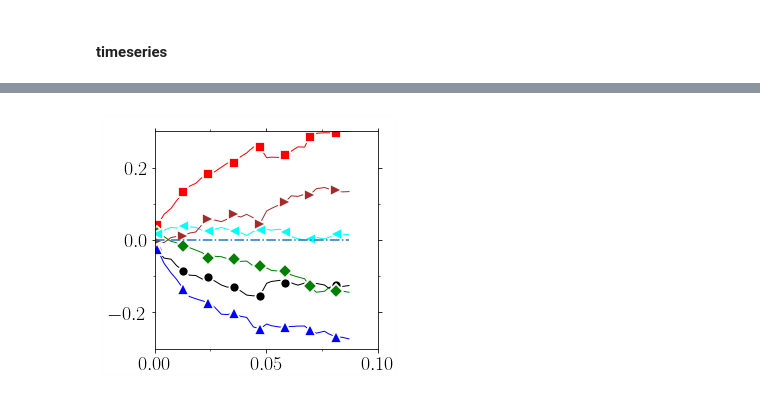
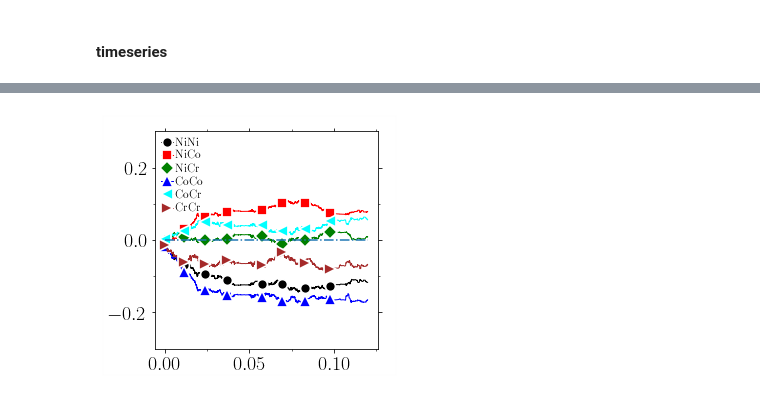
Before and after one commit to kkarimi62/vacancyDiffusion, a Jupyter notebook: postproc/postproc.ipynb, the cells around one changed output, grey strips where cells are left out. Saved outputs shown, nothing was run; the diff lists cells and outputs as text; code cells hidden in the pictures.

```diff
--- a/postproc/postproc.ipynb
+++ b/postproc/postproc.ipynb
@@ -3332,17 +3332,17 @@ if not eval(confParser['flags']['RemoteMachine']):
     pref = 1e6
 
     temp = Temperature(
-        [1000],[list(range(8))],
+        [1000],[[4]],
 #        verbose=True
                      )
     #--- parse data
 #    temp.Parse(['./msd/msd.txt'])
-    temp.Parse( list(map(lambda x:'sro/nicocr/kmc/NiCoCrNatom1KTemp%sK/Run%s/msd/timeseries.txt'%(x[0],x[1]),
+    temp.Parse( list(map(lambda x:'energyTimeseries/nicocr/kmc/NiCoCrNatom1KTemp%sK/Run%s/msd/timeseries.txt'%(x[0],x[1]),
 #    temp.Parse( list(map(lambda x:'NiNatom1KTemp%sK/Run%s/msd/timeseries.txt'%(x[0],x[1]),
                         temp.temps_runs ))
               )
 
-    temp.EnsAverage(n_bins_per_decade=128,
+    temp.EnsAverage(n_bins_per_decade=10000,
                     col_x = 3, col_y = 1,
                    )
 
@@ -3373,10 +3373,10 @@ if not eval(confParser['flags']['RemoteMachine']):
     ax = utl.PltErr(None,None,Plot=False)
     utl.PltErr(pref*timesteps,wc,yerr=yerr,
 #                ylim=(-6000,-5900),
-               xlim=(0,0.1),
+#                xlim=(0,0.1),
                 Plot=False,
                 ax=ax,
-                attrs=symbols.GetAttrs(count=0,nevery=8),
+                attrs={'fmt':'-','color':'C0'},#symbols.GetAttrs(count=0,nevery=8),
                title='png/energy_timeseries_nicocr.png',
                  DrawFrame=DRAW_FRAME,
              )
@@ -3623,13 +3623,13 @@ if not eval(confParser['flags']['RemoteMachine']):
 
     path = {0:'sro/CantorNatom16KTemp1000KEnsemble8',
             1:'sro/NiCoCrNatom1KTemp1000K',
-            2:'sro/nicocr/kmc/NiCoCrNatom1KTemp1000K',
+            2:'sro/nicocr/kmc/cantorNatom1KTemp1000K',
             3:'.'
            }[2]
-    runs = range(8)
+    runs = [4] #range(8)
     rss = 0.33
     every_nrow = 1 #--- don't change
-    inn = 0 #--- 1st nearest neighbor
+    inn = 2 #--- 1st nearest neighbor
     nneighbors = 3 #--- len(sroBins)-1
 
 
@@ -3657,7 +3657,7 @@ if not eval(confParser['flags']['RemoteMachine']):
             #--- output
             np.savetxt('sro/sro_irun%s_indx%s_nn%s.txt'%(irun,pairIndx,inn),np.c_[timesteps,wc[:,inn],err[:,inn]])
 
-            utl.PltErr(timesteps,wc[:,inn],yerr=err[:,inn],
+            utl.PltErr(timesteps,-wc[:,inn],yerr=err[:,inn],
                         Plot=False,
                         ax=ax,
                         attrs=symbols.GetAttrs(count=int(pairIndx),zorder=2,nevery=1280,label=r'$\mathrm{%s}$'%label),
@@ -3686,42 +3679,42 @@ if not eval(confParser['flags']['RemoteMachine']):
 
     ax = utl.PltErr(None,None,Plot=False)
     legend=Legends()
-    legend.Set(bbox_to_anchor=(-0.02,-0.04,0.5,0.5),
+    legend.Set(bbox_to_anchor=(-0.02,0.52,0.5,0.5),
                  labelspacing=.2,
-                    fontsize=13,
+                    fontsize=12,
               )
 
     for sro_indx, label in zip('0 1 2 3 4 5'.split(),'NiNi NiCo NiCr CoCo CoCr CrCr'.split()):
         temp_vac = Temperature(
                 [int(sro_indx)],[runs],
         #         verbose = True,
                          )
         #--- parse data
         temp_vac.Parse( list(map(lambda x:'sro/sro_irun%s_indx%s_nn%s.txt'%(x[1],x[0],inn),
                               temp_vac.temps_runs ))
                   )
 
-        temp_vac.EnsAverage(n_bins_per_decade=32)
+        temp_vac.EnsAverage(n_bins_per_decade=10000)
 
 
         timesteps = temp_vac.data_averaged[int(sro_indx)][:,0]
         wc = temp_vac.data_averaged[int(sro_indx)][:,1]
         yerr = temp_vac.data_averaged[int(sro_indx)][:,2]
 
-        utl.PltErr(pref*timesteps,wc,#yerr=yerr,
+        utl.PltErr(pref*timesteps,-wc,#yerr=yerr,
                     Plot=False,
                     ax=ax,
-                    attrs=symbols.GetAttrs(count=int(sro_indx),zorder=2,nevery=4,label=r'$\mathrm{%s}$'%label),
+                    attrs=symbols.GetAttrs(count=int(sro_indx),zorder=2,nevery=400,label=r'$\mathrm{%s}$'%label),
                   )
 
     utl.PltErr([0,pref*timesteps[-1]],[0,0],
-                       xlim=[0.0,0.1],
+#                        xlim=[0.0,0.1],
                     ylim=[-0.3,0.3],
                 ax=ax,
                 attrs={'fmt':'-.r','color':'C0'},
-#                   legend=legend.Get(),
+                  legend=legend.Get(),
                 title='png/wc_time_nicocr_inn%s.png'%inn,
                 DrawFrame=DRAW_FRAME,
                )
 # %% [output]
-[figure, old version]
+[figure, new version]
```
Also changed, not shown: parts of 2 cells of this notebook, 1 other file.
